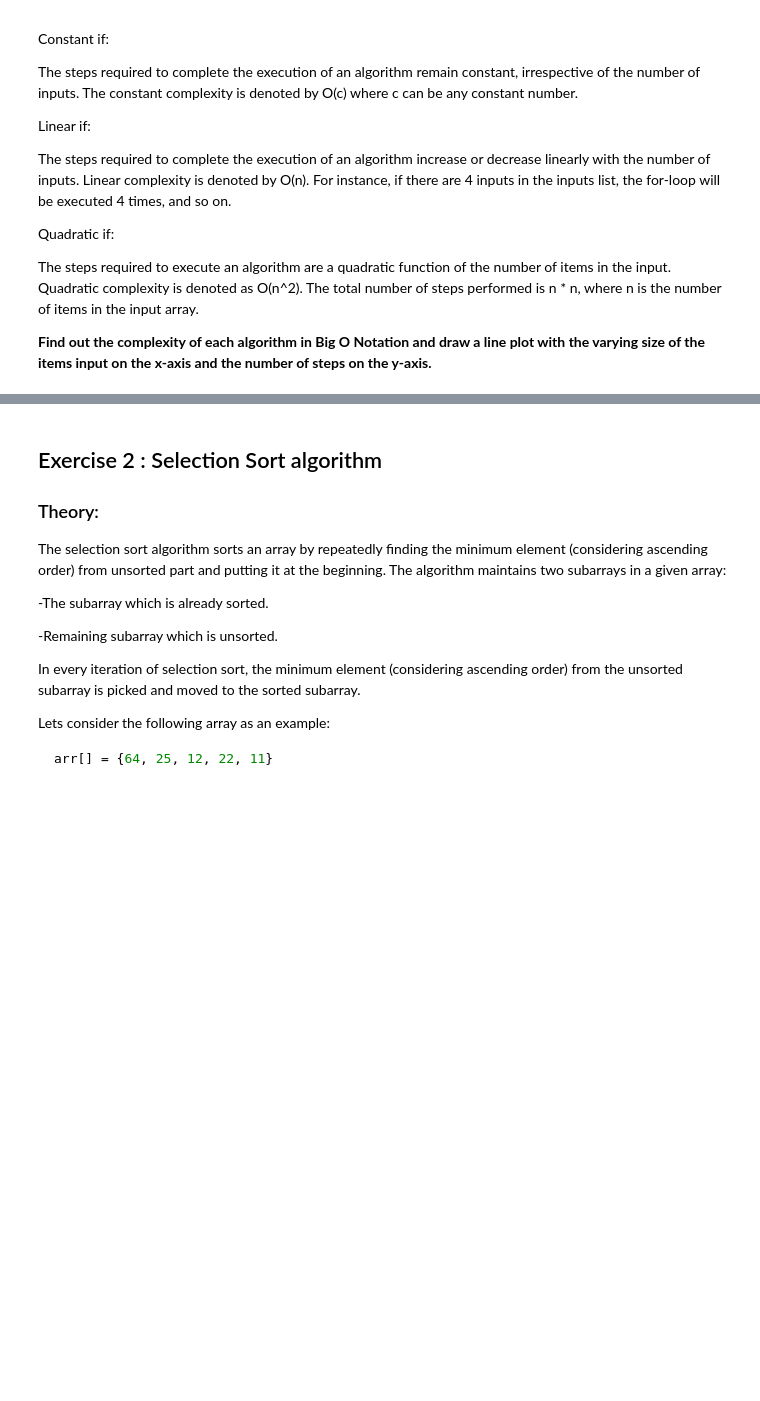
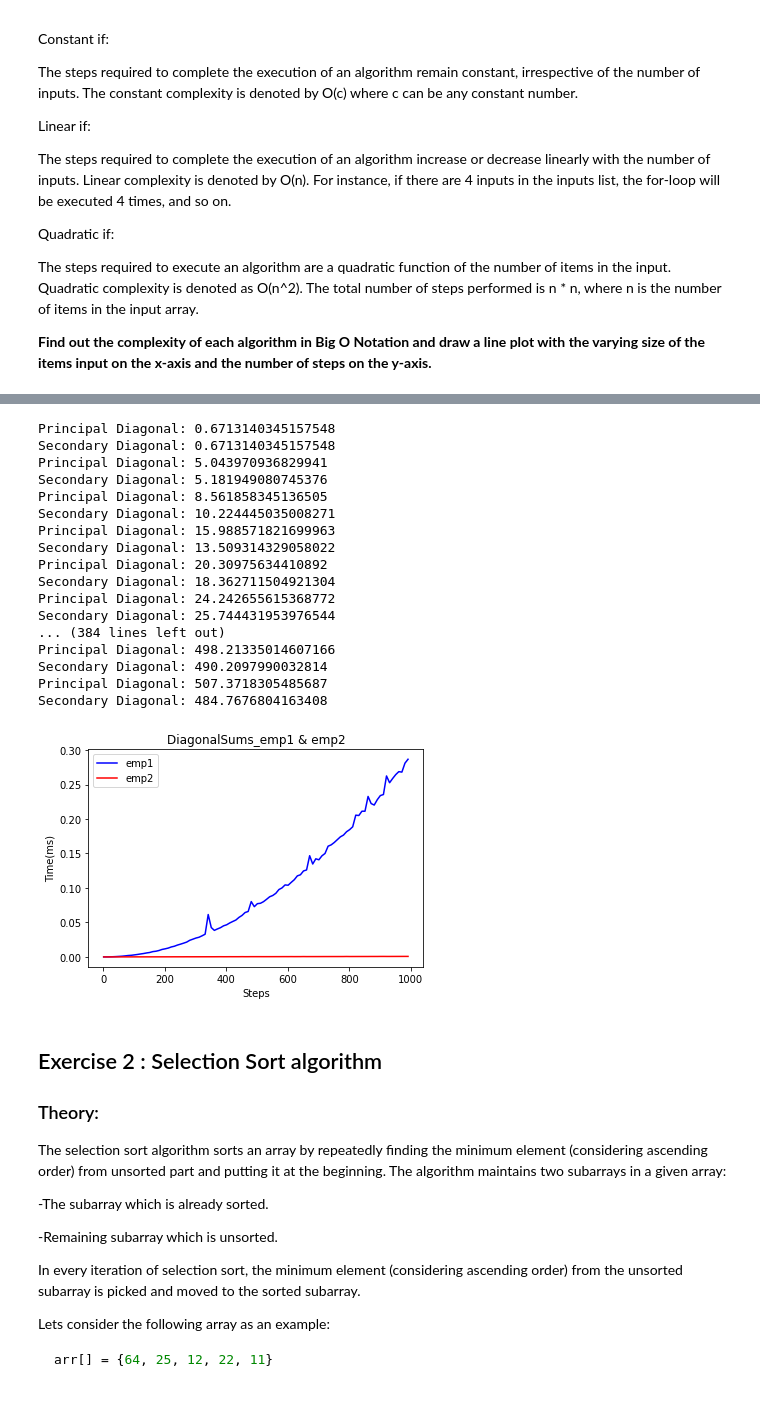
Before and after one commit to federico-serron/algorithm-optimization-project-machine-learning, a Jupyter notebook: notebook/problems.ipynb, the cells around one changed output, grey strips where cells are left out. Cells and saved outputs as stored; diff of their text form; code cells hidden in the pictures; blank space fills up the shorter version.

```diff
--- a/notebook/problems.ipynb
+++ b/notebook/problems.ipynb
@@ -173,20 +173,3 @@ Quadratic if:
 The steps required to execute an algorithm are a quadratic function of the number of items in the input. Quadratic complexity is denoted as O(n^2). The total number of steps performed is n * n, where n is the number of items in the input array.
 
 **Find out the complexity of each algorithm in Big O Notation and draw a line plot with the varying size of the items input on the x-axis and the number of steps on the y-axis.**
-# %%
-# Write the time complexity in Big O notation for the first employee's algorithm.
-# CODE HERE TO MAKE A PLOT FOR THE FIRST EMPLOYEE'S SOLUTION
-import numpy as np
-import matplotlib.pyplot as plt
-data = np.arange(1,1000,10)
-
-times = []
-for n in data:
-    c = np.random.rand(n,n)
-    start = time.time()
-    DiagonalSums_emp1(c,n)
-    delta = time.time() - start
-    times.append(delta)
-
-plt.plot(data, times)
-plt.show()
@@ -212,3 +176,55 @@ Secondary Diagonal: 495.6596499777827
+# %%
+# Write the time complexity in Big O notation for the first employee's algorithm.
+# CODE HERE TO MAKE A PLOT FOR THE FIRST EMPLOYEE'S SOLUTION
+import numpy as np
+import matplotlib.pyplot as plt
+
+
+# Looping the array for the first employer function
+def emp_function(f):
+    # Creating a new aray so we can measure the time with a better difference between arrays
+    data = np.arange(1,1000,10)
+    # Array to save the times where each step starts
+    times = []
+    for n in data:
+        c = np.random.rand(n,n)
+        start = time.time()
+        f(c,n)
+        delta = time.time() - start
+        times.append(delta)
+    return times
+
+times_emp_1 = emp_function(DiagonalSums_emp1)
+times_emp_2 = emp_function(DiagonalSums_emp2)
+
+
+# Creating plot
+plt.plot(data, times_emp_1, color='b', label='emp1')
+plt.plot(data, times_emp_2, color='r', label='emp2')
+plt.xlabel('Steps')
+plt.ylabel('Time(ms)')
+plt.title('DiagonalSums_emp1 & emp2')
+plt.legend()
+plt.show()
+# %% [output]
+Principal Diagonal: 0.6713140345157548
+Secondary Diagonal: 0.6713140345157548
+Principal Diagonal: 5.043970936829941
+Secondary Diagonal: 5.181949080745376
+Principal Diagonal: 8.561858345136505
+Secondary Diagonal: 10.224445035008271
+Principal Diagonal: 15.988571821699963
+Secondary Diagonal: 13.509314329058022
+Principal Diagonal: 20.30975634410892
+Secondary Diagonal: 18.362711504921304
+Principal Diagonal: 24.242655615368772
+Secondary Diagonal: 25.744431953976544
+... (384 lines left out)
+Principal Diagonal: 498.21335014607166
+Secondary Diagonal: 490.2097990032814
+Principal Diagonal: 507.3718305485687
+Secondary Diagonal: 484.7676804163408
+[figure, added]
 # %%
 # Write the time complexity in Big O notation for the second employee's algorithm
 # CODE HERE TO MAKE A PLOT FOR THE SECOND EMPLOYEE'S SOLUTION
```
Also changed, not shown: parts of 3 cells of this notebook.
